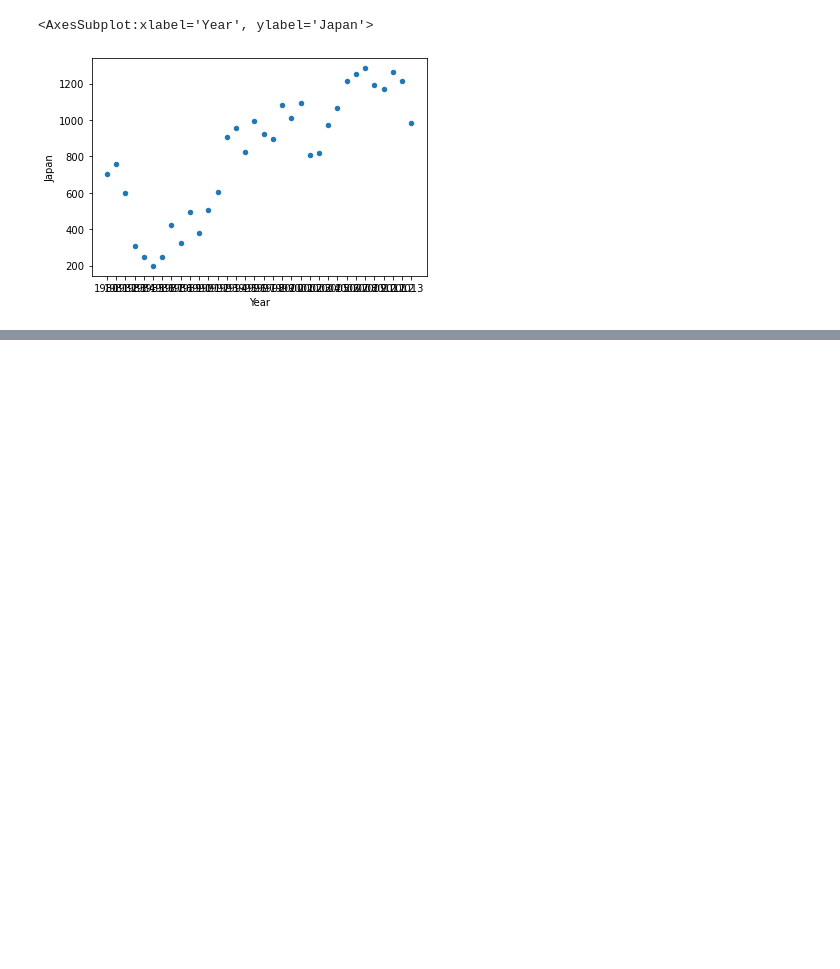
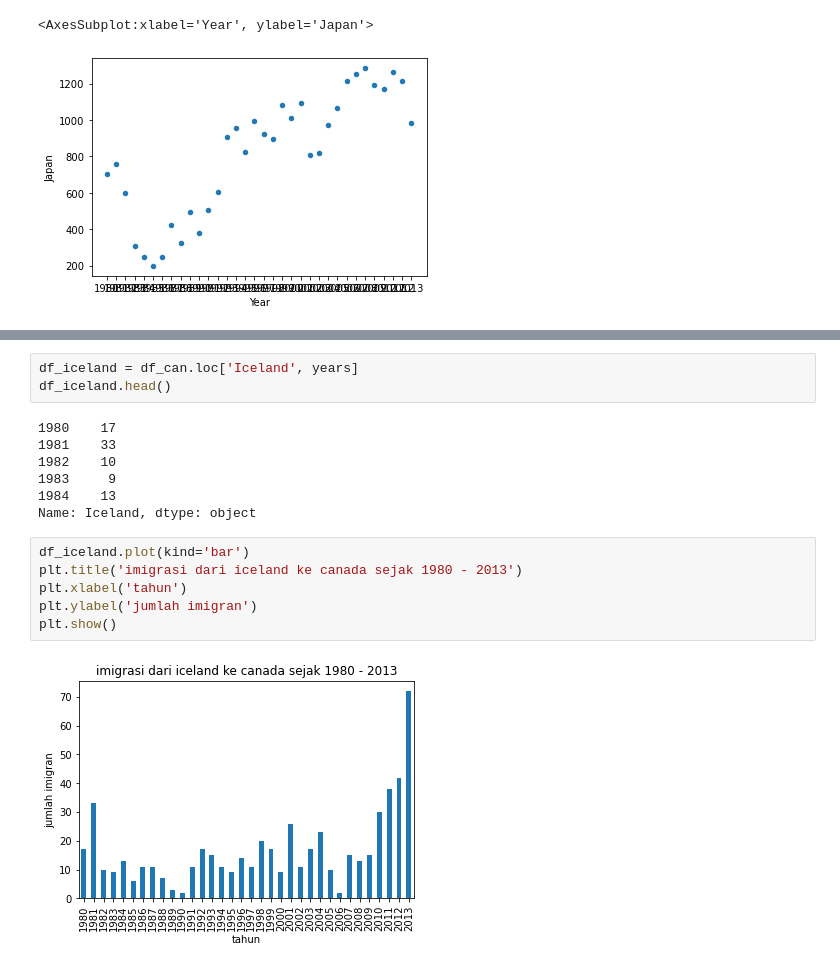
Before and after one commit to philipusfw/H8_54, a Jupyter notebook: Tutorial-7.ipynb, the cells around one changed output, grey strips where cells are left out. Cells and saved outputs as stored; diff of their text form; blank space fills up the shorter version.

```diff
--- a/Tutorial-7.ipynb
+++ b/Tutorial-7.ipynb
@@ -351,0 +406,18 @@ df_js.plot(kind = 'scatter', x = "Year", y = "Japan")
+# %%
+df_iceland = df_can.loc['Iceland', years]
+df_iceland.head()
+# %% [output]
+1980    17
+1981    33
+1982    10
+1983     9
+1984    13
+Name: Iceland, dtype: object
+# %%
+df_iceland.plot(kind='bar')
+plt.title('imigrasi dari iceland ke canada sejak 1980 - 2013')
+plt.xlabel('tahun')
+plt.ylabel('jumlah imigran')
+plt.show()
+# %% [output]
+[figure, added]
```
Also changed, not shown: parts of 21 cells of this notebook, 3 other files.
